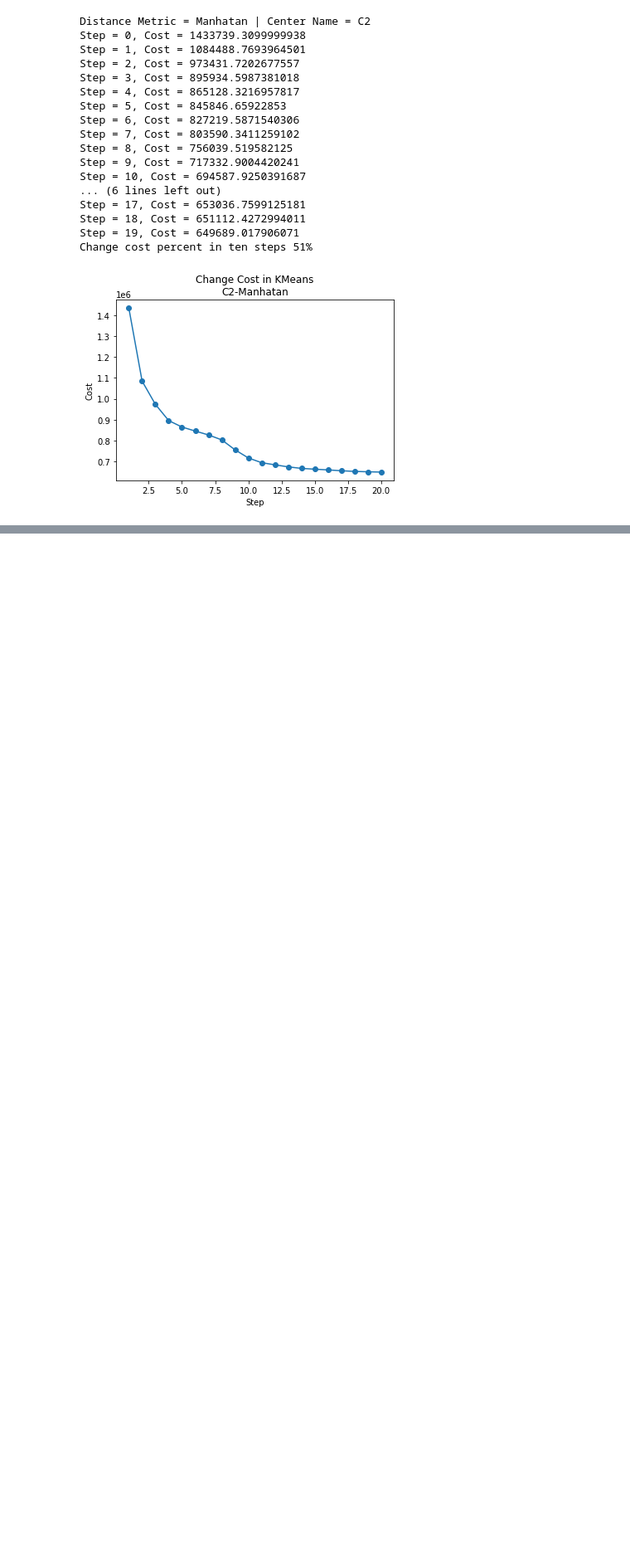
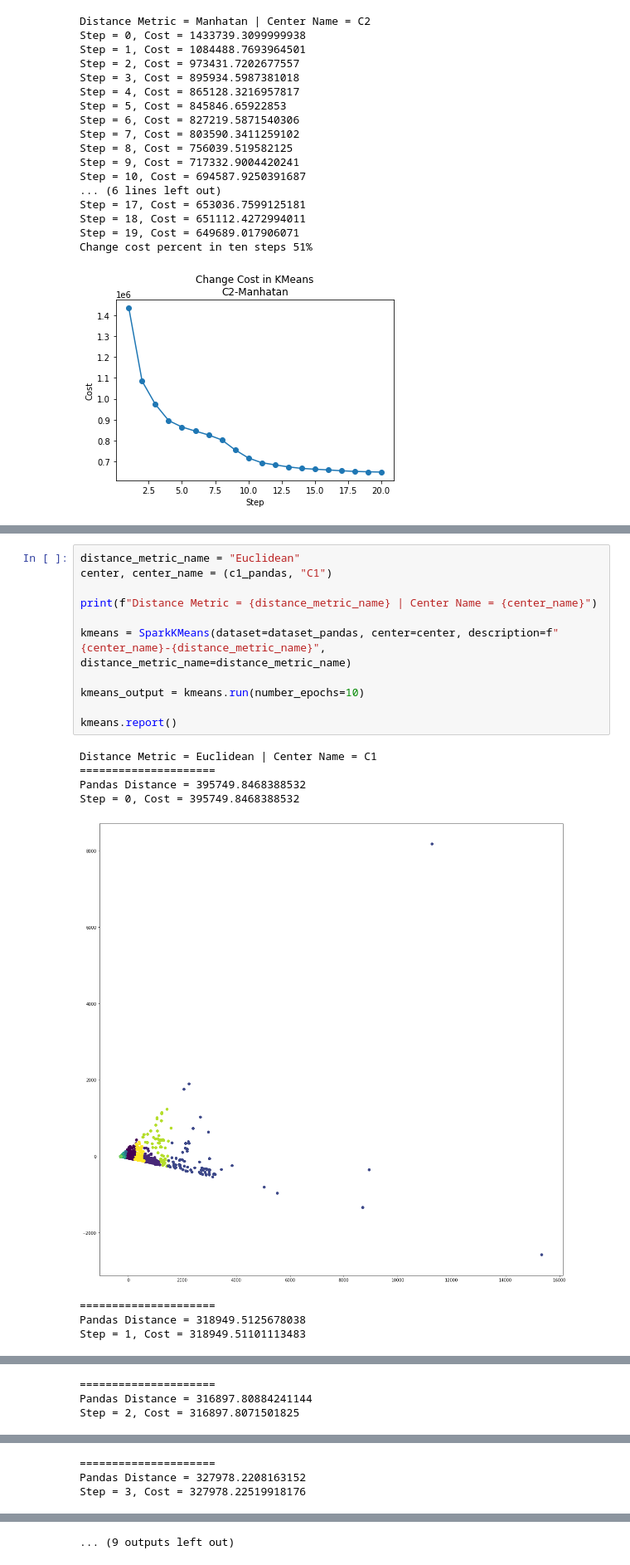
Before and after one commit to AUT-Student/BigData-HW2, a Jupyter notebook: BigData_HW2_Q3.ipynb, the cells around one changed output, grey strips where cells are left out. Shown at 83% size. Cells and saved outputs as stored; diff of their text form; blank space fills up the shorter version.

```diff
--- a/BigData_HW2_Q3.ipynb
+++ b/BigData_HW2_Q3.ipynb
@@ -241,0 +395,20 @@ Change cost percent in ten steps 51%
+# %%
+distance_metric_name = "Euclidean"
+center, center_name = (c1_pandas, "C1")
+
+print(f"Distance Metric = {distance_metric_name} | Center Name = {center_name}")
+
+kmeans = SparkKMeans(dataset=dataset_pandas, center=center, description=f"{center_name}-{distance_metric_name}", distance_metric_name=distance_metric_name)
+
+kmeans_output = kmeans.run(number_epochs=10)
+
+kmeans.report()
+# %% [output]
+Distance Metric = Euclidean | Center Name = C1
+=====================
+Pandas Distance = 395749.8468388532
+Step = 0, Cost = 395749.8468388532
+[figure, added]
+=====================
+Pandas Distance = 318949.5125678038
+Step = 1, Cost = 318949.51101113483
@@ -241,0 +416,3 @@ Change cost percent in ten steps 51%
+=====================
+Pandas Distance = 316897.80884241144
+Step = 2, Cost = 316897.8071501825
@@ -241,0 +420,3 @@ Change cost percent in ten steps 51%
+=====================
+Pandas Distance = 327978.2208163152
+Step = 3, Cost = 327978.22519918176
@@ -241,0 +432 @@ Change cost percent in ten steps 51%
+... (9 outputs left out)
```
Also changed, not shown: parts of 26 cells of this notebook.
